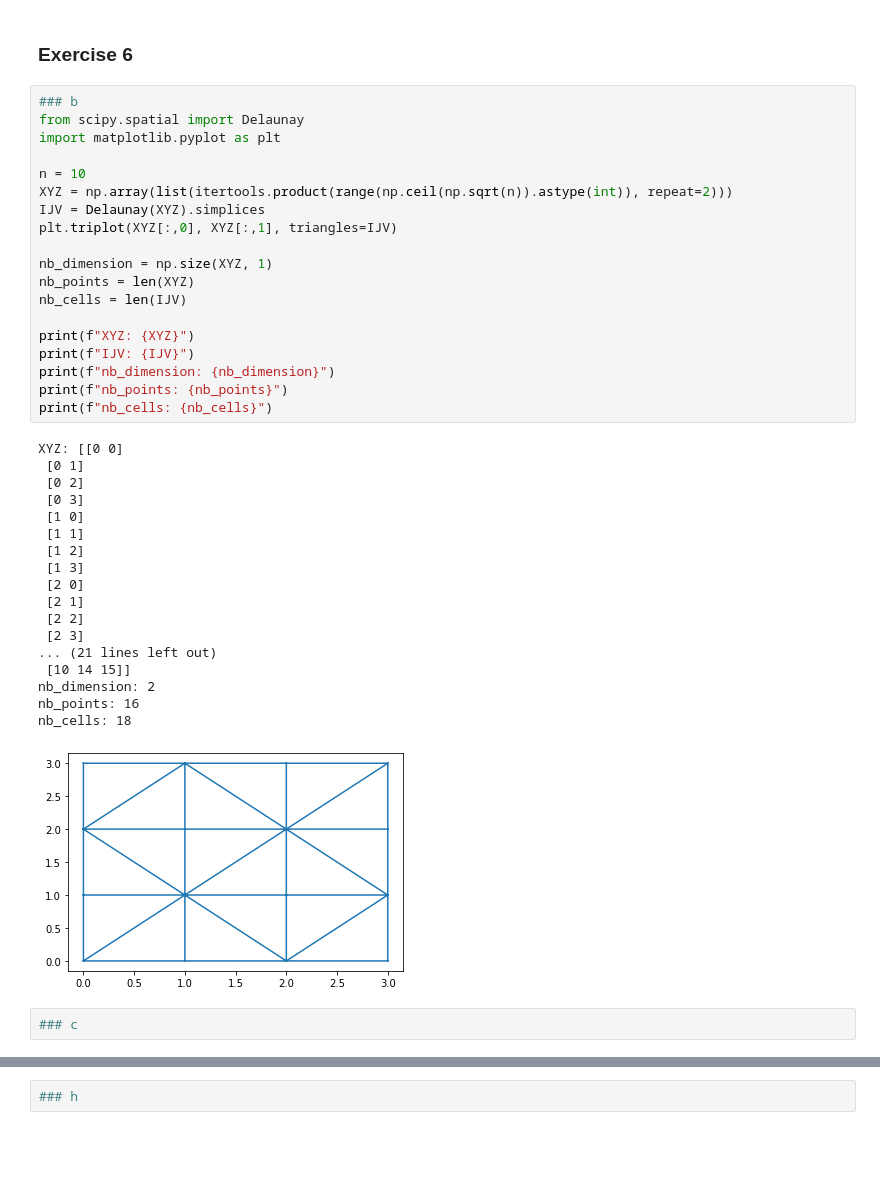
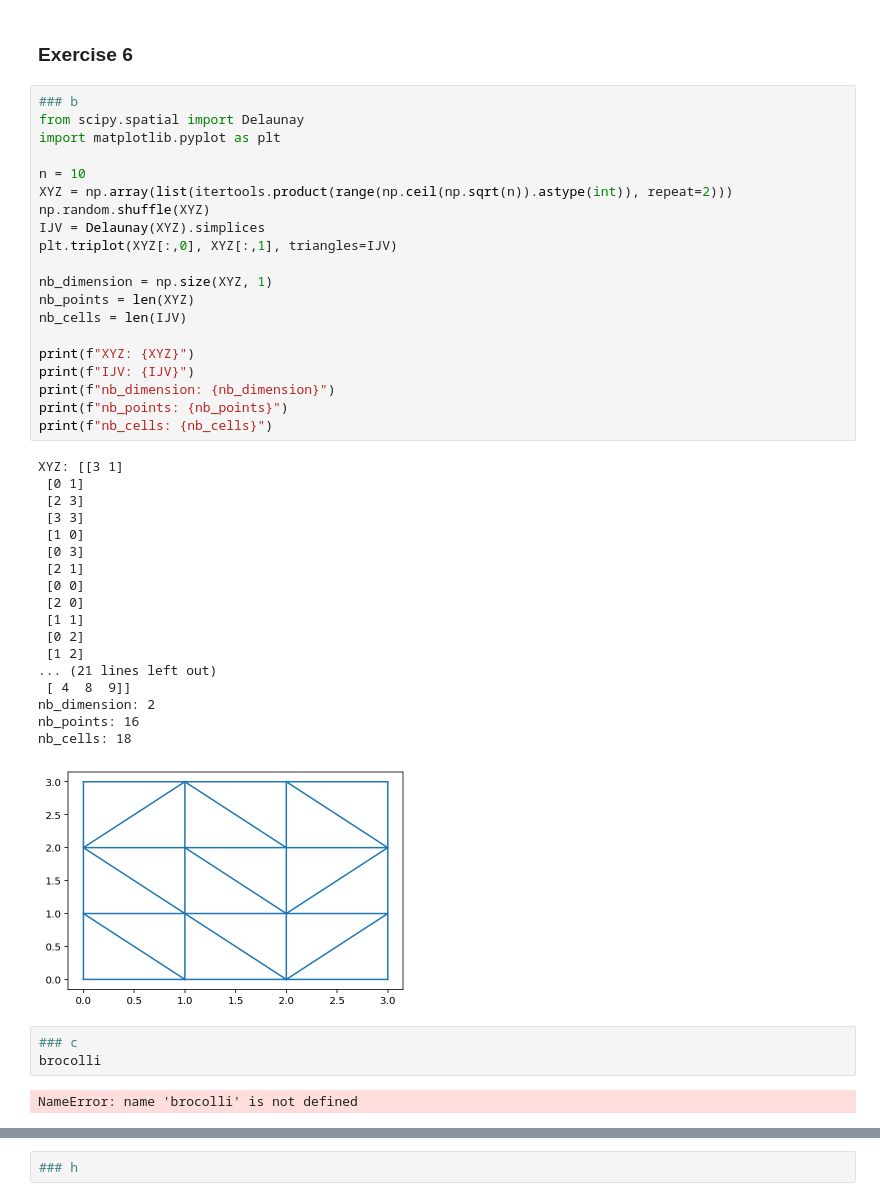
Before and after one commit to DionEngels/ScientificProgramming, a Jupyter notebook: Set 2/exset2.ipynb, the cells around one changed output, grey strips where cells are left out. Drawn from its saved outputs; the diff is of its cells as text; blank space fills up the shorter version.

```diff
--- a/Set 2/exset2.ipynb
+++ b/Set 2/exset2.ipynb
@@ -599,43 +555,47 @@ draw(G)
 # %%
 ### b
 from scipy.spatial import Delaunay
 import matplotlib.pyplot as plt
 
 n = 10
 XYZ = np.array(list(itertools.product(range(np.ceil(np.sqrt(n)).astype(int)), repeat=2)))
+np.random.shuffle(XYZ)
 IJV = Delaunay(XYZ).simplices
 plt.triplot(XYZ[:,0], XYZ[:,1], triangles=IJV)
 
 nb_dimension = np.size(XYZ, 1)
 nb_points = len(XYZ)
 nb_cells = len(IJV)
 
 print(f"XYZ: {XYZ}")
 print(f"IJV: {IJV}")
 print(f"nb_dimension: {nb_dimension}")
 print(f"nb_points: {nb_points}")
 print(f"nb_cells: {nb_cells}")
 # %% [output]
-XYZ: [[0 0]
+XYZ: [[3 1]
  [0 1]
+ [2 3]
+ [3 3]
+ [1 0]
+ [0 3]
+ [2 1]
+ [0 0]
+ [2 0]
+ [1 1]
  [0 2]
- [0 3]
- [1 0]
- [1 1]
  [1 2]
- [1 3]
- [2 0]
- [2 1]
- [2 2]
- [2 3]
 ... (21 lines left out)
- [10 14 15]]
+ [ 4  8  9]]
 nb_dimension: 2
 nb_points: 16
 nb_cells: 18
-[figure, old version]
+[figure, new version]
 # %%
 ### c
+brocolli
+# %% [output]
+NameError: name 'brocolli' is not defined
 # %%
 ### d
 coord = np.apply_along_axis(lambda x: list(itertools.combinations(x,2)), 1, IJV).reshape((-1,2))
```
Also changed, not shown: parts of 28 cells of this notebook, 1 other file.
